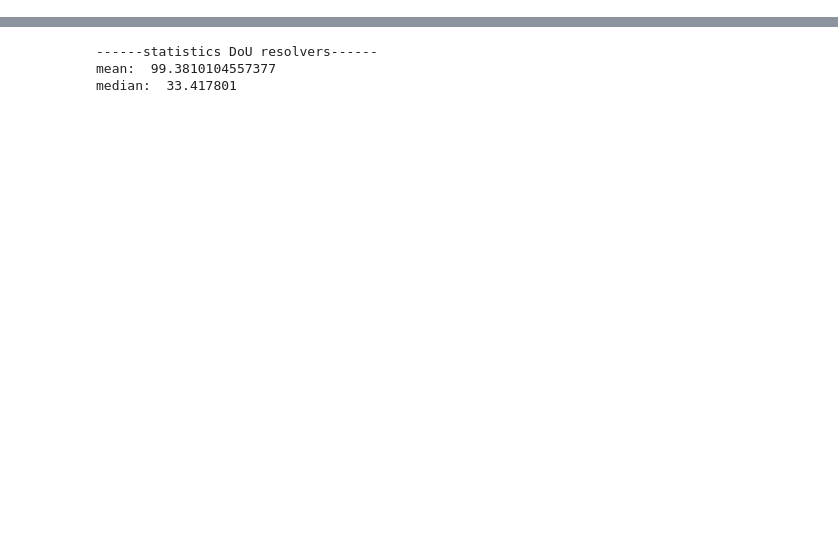
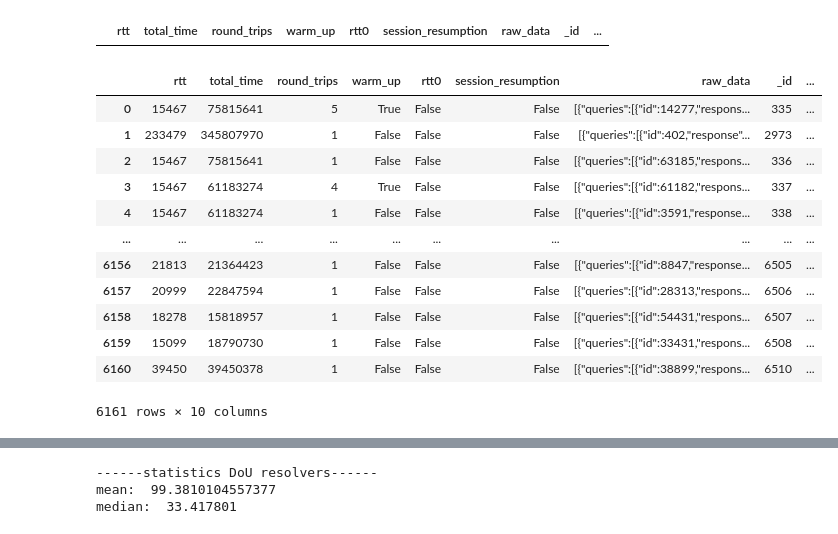
Before and after one commit to philipp0x62/web-performance, a Jupyter notebook: analysis/dns-measurement-analysis.ipynb, the cells around one changed output, grey strips where cells are left out. Drawn from its saved outputs; the diff is of its cells as text; code cells hidden in the pictures; blank space fills up the shorter version.

```diff
--- a/analysis/dns-measurement-analysis.ipynb
+++ b/analysis/dns-measurement-analysis.ipynb
@@ -340,4 +455,23 @@ sns.ecdfplot(data=cleaned_resolver_measurements_df, x="total_time", hue="protoco
+# %%
+resolver_measurements_df_2 = pd.read_sql_query("SELECT * FROM resolver_measurement", db)
+resolver_measurements_df_2[resolver_measurements_df_2['session_resumption'] == True]
+# %% [output]
+|  | rtt | total_time | round_trips | warm_up | rtt0 | session_resumption | raw_data | _id | ... |
 # %%
-resolver_measurements_df
+resolver_measurements_df_2
+# %% [output]
+|  | rtt | total_time | round_trips | warm_up | rtt0 | session_resumption | raw_data | _id | ... |
+| 0 | 15467 | 75815641 | 5 | True | False | False | [{"queries":[{"id":14277,"respons... | 335 | ... |
+| 1 | 233479 | 345807970 | 1 | False | False | False | [{"queries":[{"id":402,"response"... | 2973 | ... |
+| 2 | 15467 | 75815641 | 1 | False | False | False | [{"queries":[{"id":63185,"respons... | 336 | ... |
+| 3 | 15467 | 61183274 | 4 | True | False | False | [{"queries":[{"id":61182,"respons... | 337 | ... |
+| 4 | 15467 | 61183274 | 1 | False | False | False | [{"queries":[{"id":3591,"response... | 338 | ... |
+| ... | ... | ... | ... | ... | ... | ... | ... | ... | ... |
+| 6156 | 21813 | 21364423 | 1 | False | False | False | [{"queries":[{"id":8847,"response... | 6505 | ... |
+| 6157 | 20999 | 22847594 | 1 | False | False | False | [{"queries":[{"id":28313,"respons... | 6506 | ... |
+| 6158 | 18278 | 15818957 | 1 | False | False | False | [{"queries":[{"id":54431,"respons... | 6507 | ... |
+| 6159 | 15099 | 18790730 | 1 | False | False | False | [{"queries":[{"id":33431,"respons... | 6508 | ... |
+| 6160 | 39450 | 39450378 | 1 | False | False | False | [{"queries":[{"id":38899,"respons... | 6510 | ... |
+6161 rows × 10 columns
 # %%
 cleaned_resolver_measurements_df
```
Also changed, not shown: parts of 19 cells of this notebook, 2 other files.
